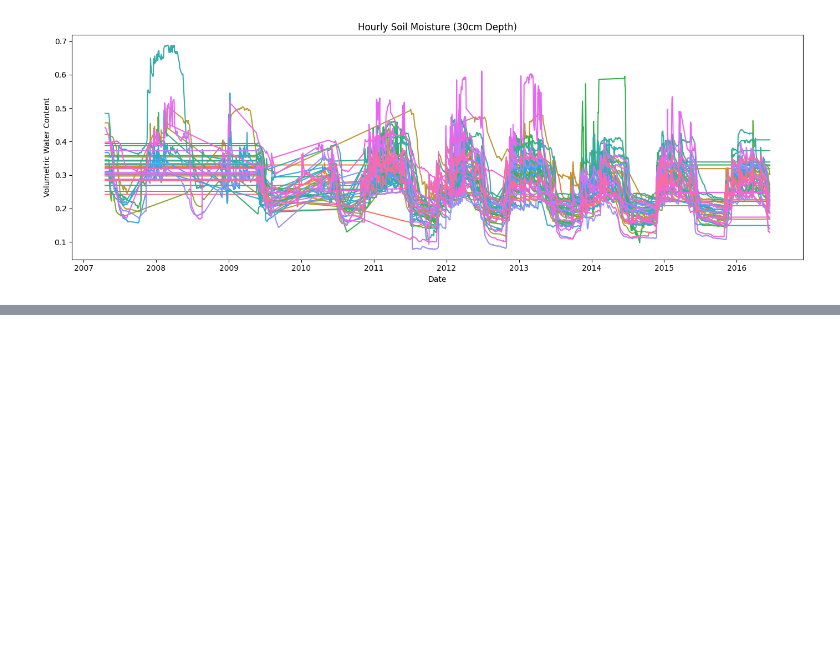
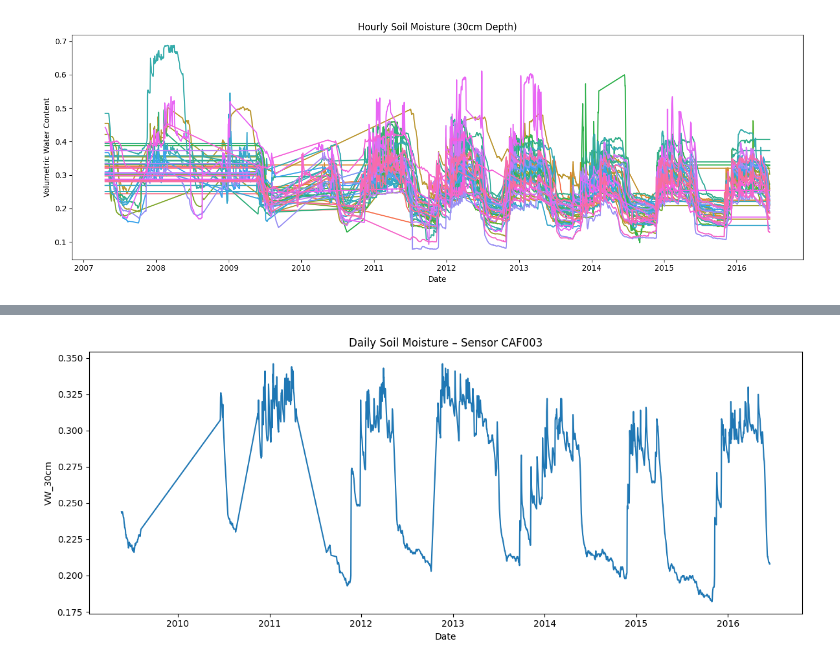
Before and after one commit to SamikshKodgire/AAI530_IntelligentWaterManagementInAgriculture, a Jupyter notebook: Project_AAI530_Sam_EDA.ipynb, the cells around one changed output, grey strips where cells are left out. Saved outputs shown, nothing was run; the diff lists cells and outputs as text; code cells hidden in the pictures; blank space fills up the shorter version.

```diff
--- a/Project_AAI530_Sam_EDA.ipynb
+++ b/Project_AAI530_Sam_EDA.ipynb
@@ -293,0 +333,14 @@ Result:
+# %%
+sensor_example = daily_df["sensor_id"].iloc[0]
+
+plt.figure(figsize=(12,5))
+sns.lineplot(
+    data=daily_df[daily_df["sensor_id"] == sensor_example],
+    x="Date",
+    y="VW_30cm"
+)
+plt.title(f"Daily Soil Moisture – Sensor {sensor_example}")
+plt.tight_layout()
+plt.show()
+# %% [output]
+[figure, added]
```
Also changed, not shown: parts of 35 cells of this notebook.
